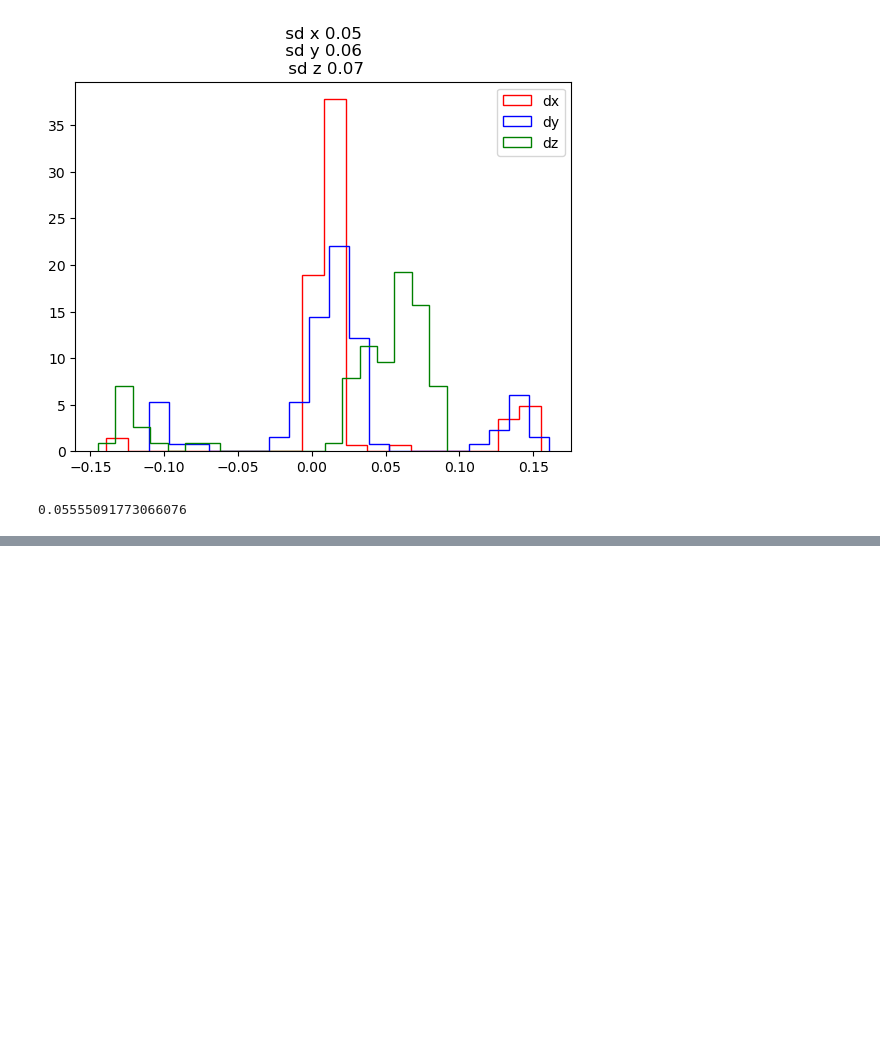
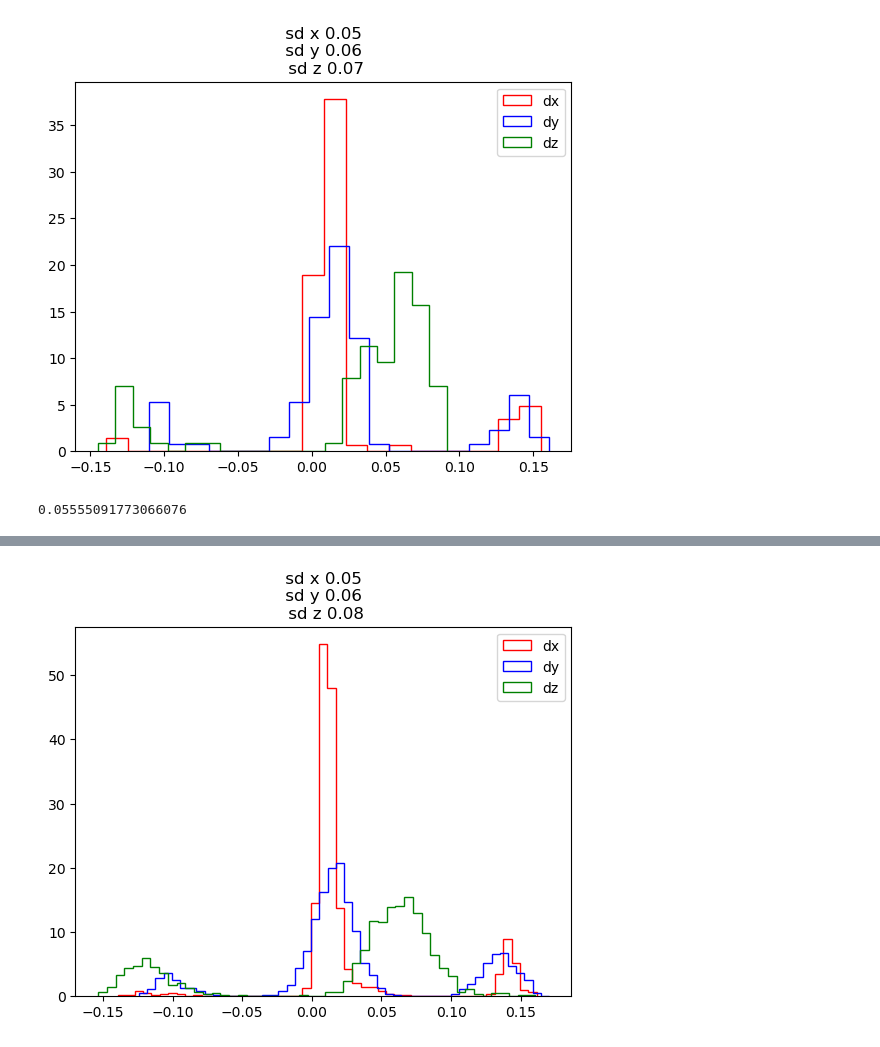
Before and after one commit to NessLfy/loop_extrusion_contact_dynamics, a Jupyter notebook: scratchpad/chromatic_aberration_correction.ipynb, the cells around one changed output, grey strips where cells are left out. Cells and saved outputs as stored; diff of their text form; code cells hidden in the pictures; blank space fills up the shorter version.

```diff
--- a/scratchpad/chromatic_aberration_correction.ipynb
+++ b/scratchpad/chromatic_aberration_correction.ipynb
@@ -234,0 +240,8 @@ print(np.std(d))
+# %%
+df_comb = []
+for path in tqdm(glob('../runs/20240425_beads/*.csv')):
+    df_temp = pd.read_csv(path)
+    df_temp['run'] = path.split('/')[-1].split('.')[0]
+    df_comb.append(df_temp)
+
+df_comb = pd.concat(df_comb)
@@ -234,0 +264,9 @@ print(np.std(d))
+# %%
+plt.hist(df_comb["dx"],histtype='step',color='r',bins=50,density=True,label='dx')
+plt.hist(df_comb["dy"],histtype='step',color='b',bins=50,density=True,label='dy')
+plt.hist(df_comb["dz"],histtype='step',color='g',bins=50,density=True,label='dz')
+plt.title(f' sd x {np.std(df_comb["dx"].values):,.2f} \n sd y {np.std(df_comb["dy"].values):,.2f} \n sd z {np.std(df_comb["dz"].values):,.2f}')
+plt.legend()
+plt.show()
+# %% [output]
+[figure, added]
```
Also changed, not shown: parts of 7 cells of this notebook.
